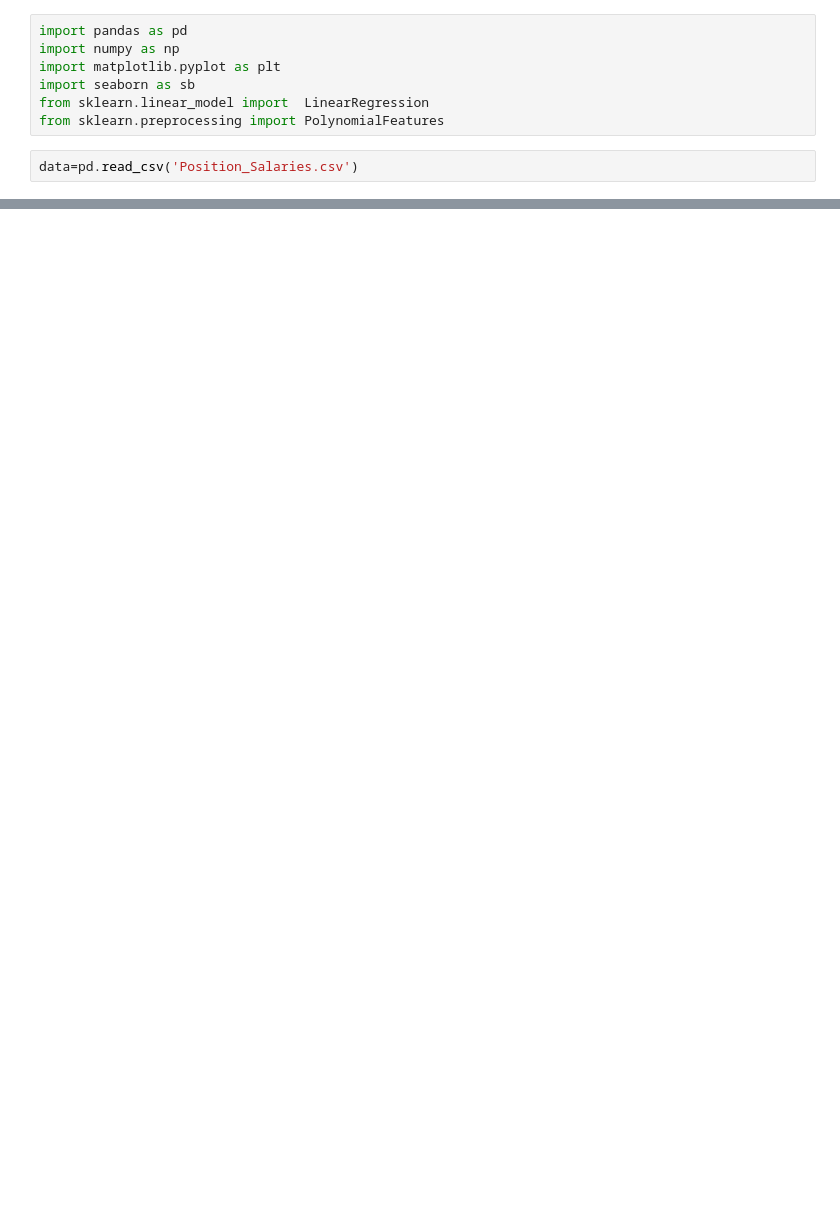
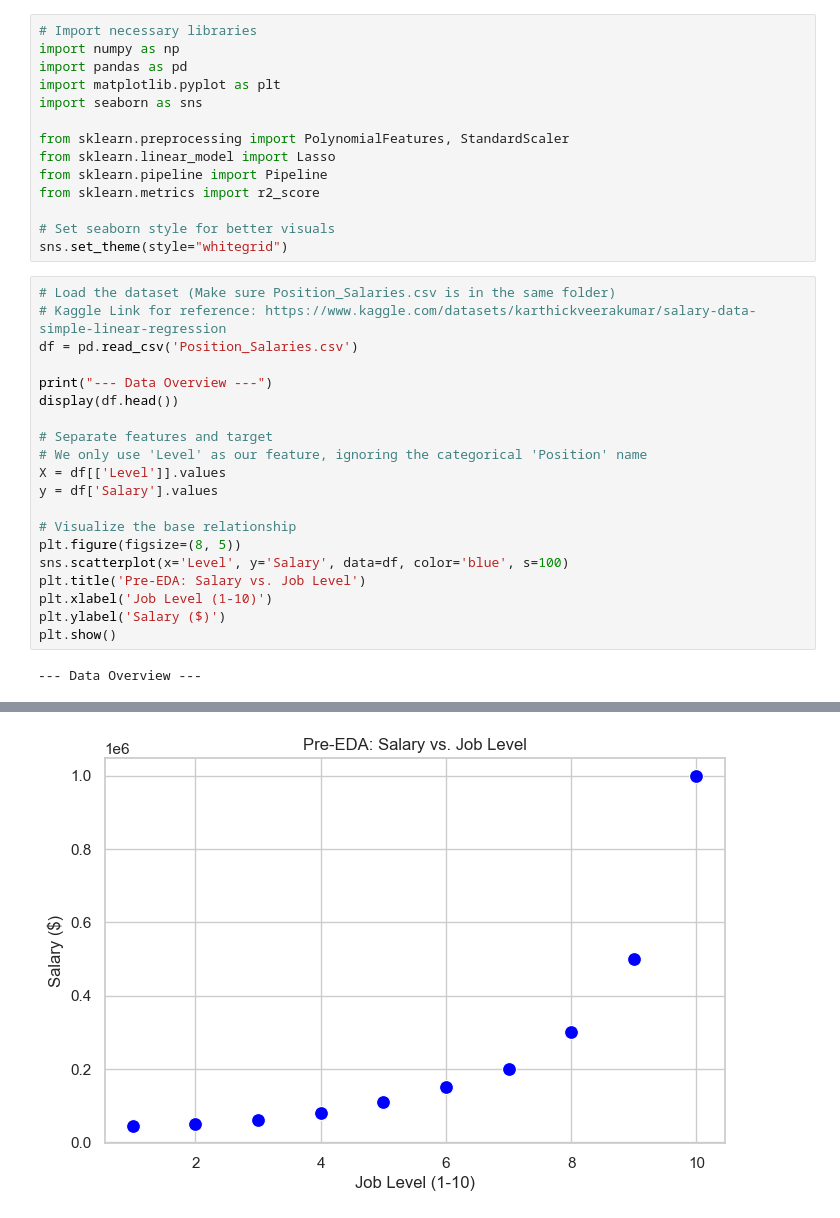
Before and after one commit to malik09-teach/ML-BASICS-PROJECTS-, a Jupyter notebook: linear regression/polynomial.ipynb, the cells around one changed output, grey strips where cells are left out. Saved outputs shown, nothing was run; the diff lists cells and outputs as text; blank space fills up the shorter version.

```diff
--- a/linear regression/polynomial.ipynb
+++ b/linear regression/polynomial.ipynb
@@ -1,9 +1,36 @@
 # %%
+# Import necessary libraries
+import numpy as np
 import pandas as pd
-import numpy as np
 import matplotlib.pyplot as plt
-import seaborn as sb
-from sklearn.linear_model import  LinearRegression
-from sklearn.preprocessing import PolynomialFeatures
+import seaborn as sns
+
+from sklearn.preprocessing import PolynomialFeatures, StandardScaler
+from sklearn.linear_model import Lasso
+from sklearn.pipeline import Pipeline
+from sklearn.metrics import r2_score
+
+# Set seaborn style for better visuals
+sns.set_theme(style="whitegrid")
 # %%
-data=pd.read_csv('Position_Salaries.csv')
+# Load the dataset (Make sure Position_Salaries.csv is in the same folder)
+# Kaggle Link for reference: https://www.kaggle.com/datasets/karthickveerakumar/salary-data-simple-linear-regression
+df = pd.read_csv('Position_Salaries.csv')
+
+print("--- Data Overview ---")
+display(df.head())
+
+# Separate features and target
+# We only use 'Level' as our feature, ignoring the categorical 'Position' name
+X = df[['Level']].values
+y = df['Salary'].values
+
+# Visualize the base relationship
+plt.figure(figsize=(8, 5))
+sns.scatterplot(x='Level', y='Salary', data=df, color='blue', s=100)
+plt.title('Pre-EDA: Salary vs. Job Level')
+plt.xlabel('Job Level (1-10)')
+plt.ylabel('Salary ($)')
+plt.show()
+# %% [output]
+--- Data Overview ---
@@ -9,0 +43 @@ data=pd.read_csv('Position_Salaries.csv')
+[figure, added]
```
Also changed, not shown: parts of 4 cells of this notebook.
